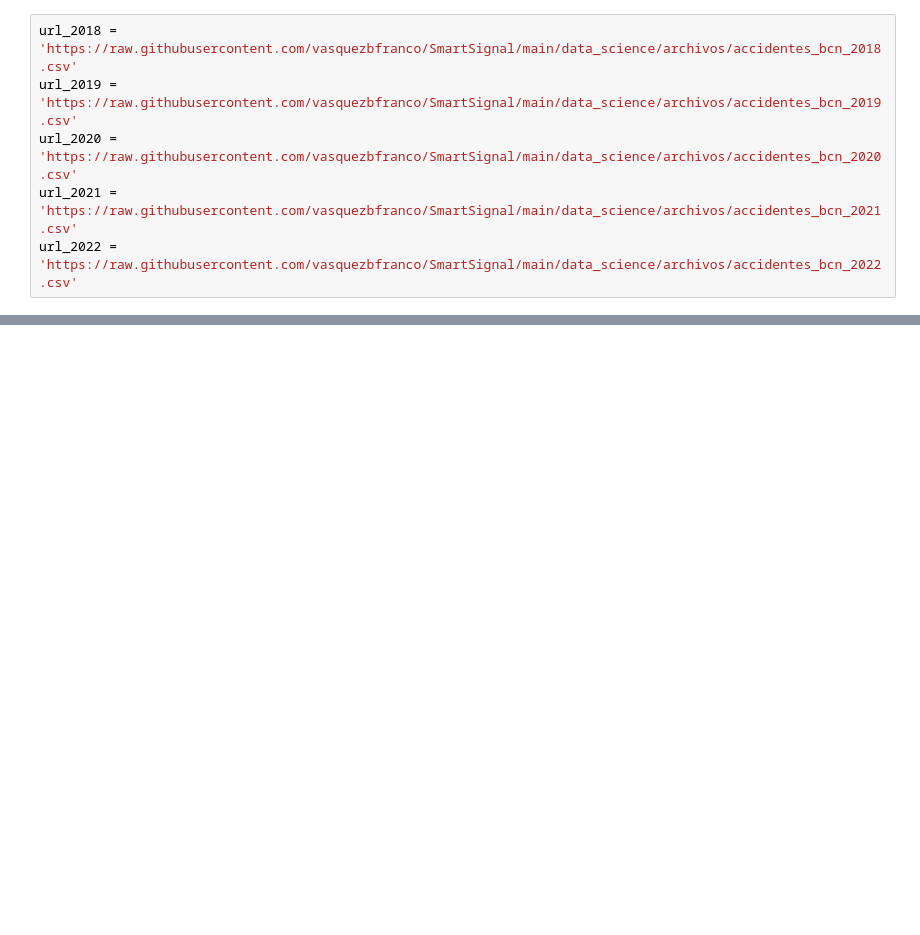
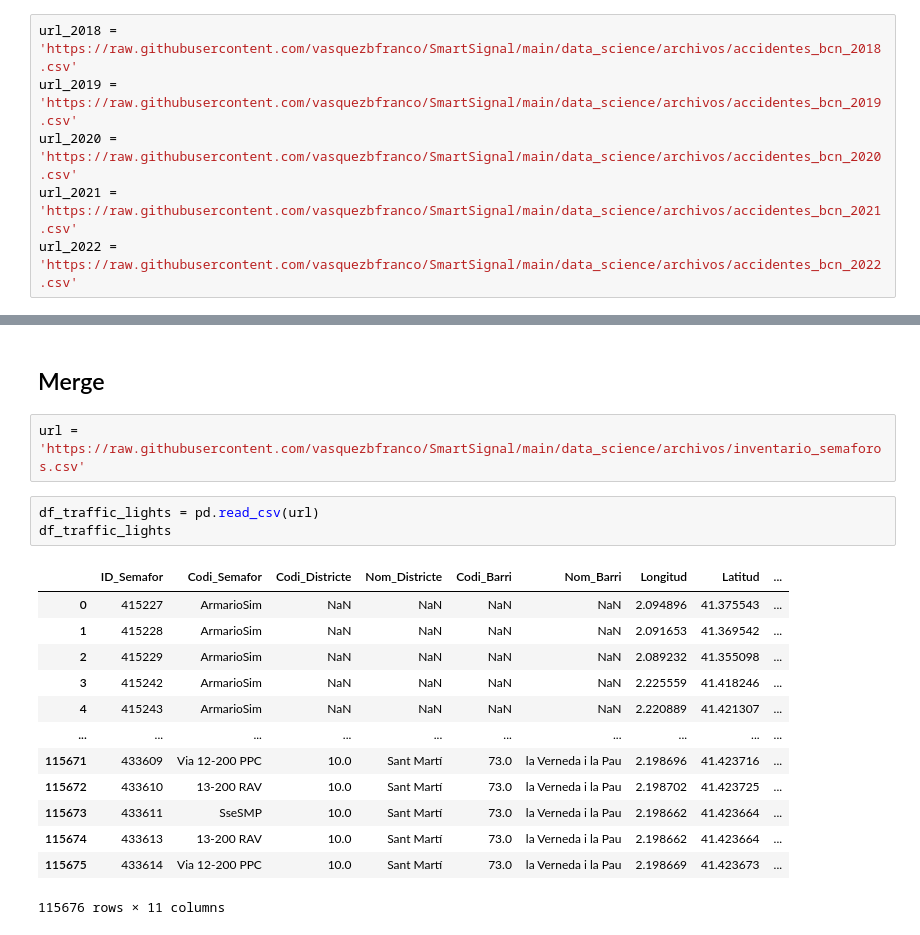
Before and after one commit to vasquezbfranco/SmartSignal, a Jupyter notebook: data_science/extras/7_Data_Wrangling_Vasquez.ipynb, the cells around one changed output, grey strips where cells are left out. Cells and saved outputs as stored; diff of their text form; blank space fills up the shorter version.

Commit message:
Desafío Data Wrangling

```diff
--- a/data_science/extras/7_Data_Wrangling_Vasquez.ipynb
+++ b/data_science/extras/7_Data_Wrangling_Vasquez.ipynb
@@ -38,0 +380,21 @@ for i in range(0,len(array_df)):
+# %% [markdown]
+## Merge
+# %%
+url = 'https://raw.githubusercontent.com/vasquezbfranco/SmartSignal/main/data_science/archivos/inventario_semaforos.csv'
+# %%
+df_traffic_lights = pd.read_csv(url)
+df_traffic_lights
+# %% [output]
+|  | ID_Semafor | Codi_Semafor | Codi_Districte | Nom_Districte | Codi_Barri | Nom_Barri | Longitud | Latitud | ... |
+| 0 | 415227 | ArmarioSim | NaN | NaN | NaN | NaN | 2.094896 | 41.375543 | ... |
+| 1 | 415228 | ArmarioSim | NaN | NaN | NaN | NaN | 2.091653 | 41.369542 | ... |
+| 2 | 415229 | ArmarioSim | NaN | NaN | NaN | NaN | 2.089232 | 41.355098 | ... |
+| 3 | 415242 | ArmarioSim | NaN | NaN | NaN | NaN | 2.225559 | 41.418246 | ... |
+| 4 | 415243 | ArmarioSim | NaN | NaN | NaN | NaN | 2.220889 | 41.421307 | ... |
+| ... | ... | ... | ... | ... | ... | ... | ... | ... | ... |
+| 115671 | 433609 | Via 12-200 PPC | 10.0 | Sant Martí | 73.0 | la Verneda i la Pau | 2.198696 | 41.423716 | ... |
+| 115672 | 433610 | 13-200 RAV | 10.0 | Sant Martí | 73.0 | la Verneda i la Pau | 2.198702 | 41.423725 | ... |
+| 115673 | 433611 | SseSMP | 10.0 | Sant Martí | 73.0 | la Verneda i la Pau | 2.198662 | 41.423664 | ... |
+| 115674 | 433613 | 13-200 RAV | 10.0 | Sant Martí | 73.0 | la Verneda i la Pau | 2.198662 | 41.423664 | ... |
+| 115675 | 433614 | Via 12-200 PPC | 10.0 | Sant Martí | 73.0 | la Verneda i la Pau | 2.198669 | 41.423673 | ... |
+115676 rows × 11 columns
```
Also changed, not shown: parts of 33 cells of this notebook.
